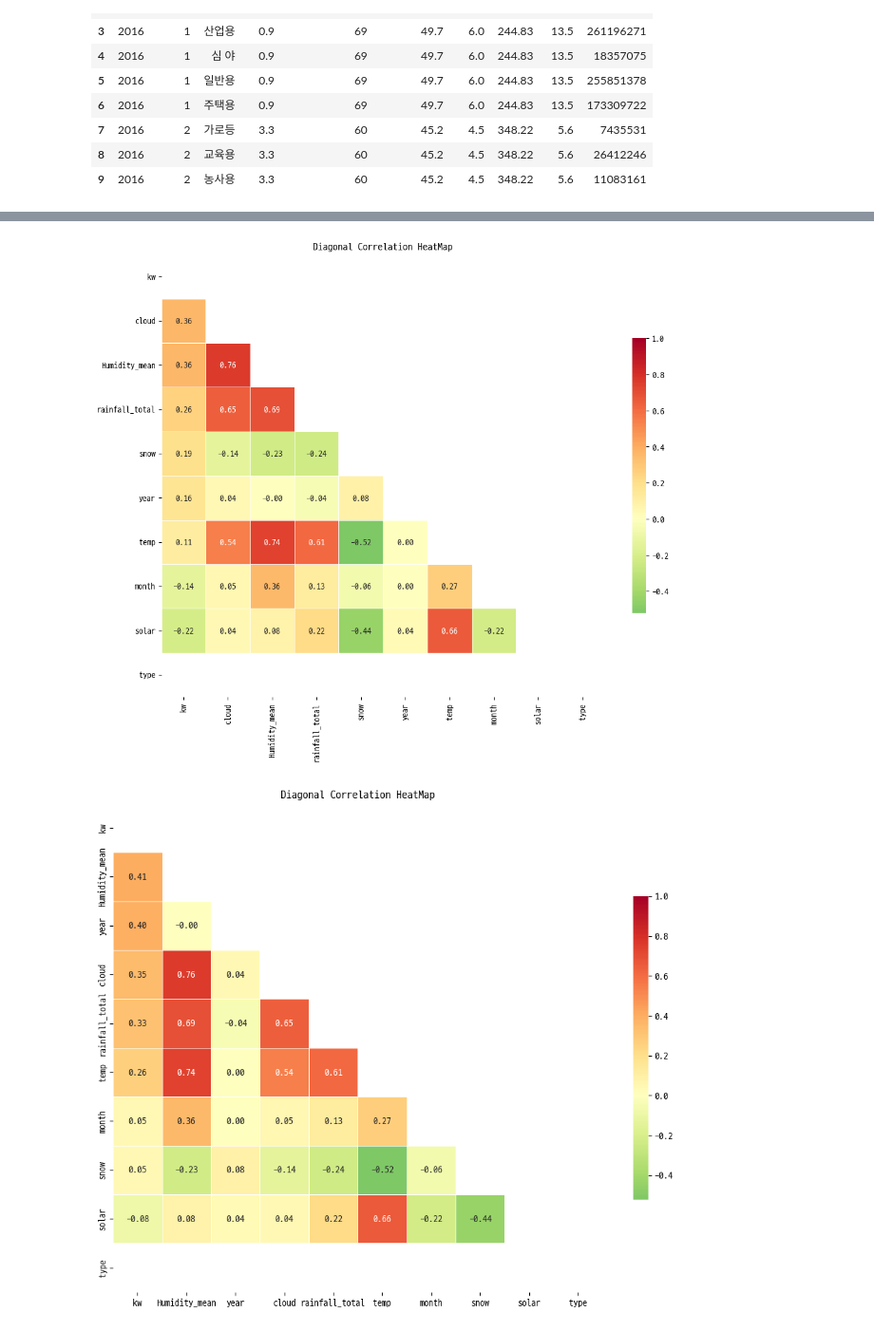
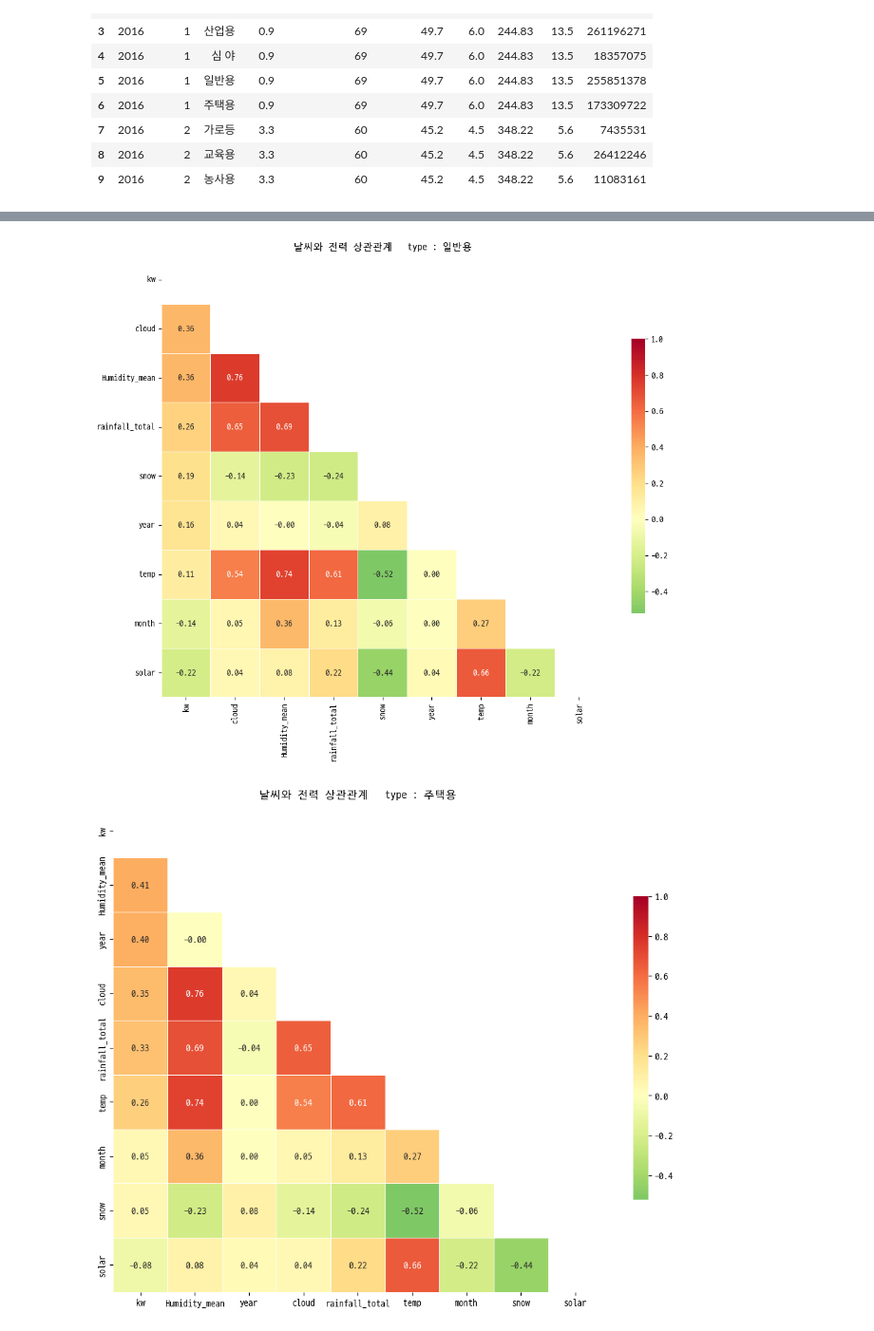
Before and after one commit to ThatHomr/Project_3, a Jupyter notebook: psj_reference/elec_16_22.ipynb, the cells around one changed output, grey strips where cells are left out. Shown at 95% size. Saved outputs shown, nothing was run; the diff lists cells and outputs as text; code cells hidden in the pictures.

```diff
--- a/psj_reference/elec_16_22.ipynb
+++ b/psj_reference/elec_16_22.ipynb
@@ -335,22 +307,22 @@ typename = {1:'일반용', 2:'주택용', 3:'가로등', 4:'교육용', 5:'농
 # %%
 for i, item in enumerate(type_dic):
     num = i + 1
-
-    kw_matrix = item.corr()
+    df_item = item[['year', 'month', 'temp', 'Humidity_mean', 'rainfall_total', 'cloud', 'solar', 'snow','kw']]
+    kw_matrix = df_item.corr()
     kw_matrix = kw_matrix.sort_values(by = 'kw', axis = 0, ascending=False)
     kw_matrix = kw_matrix[kw_matrix.index]
     kw_matrix
     # 상관관계의 시각적 표현
     f, ax = plt.subplots(figsize=(12, 12))
     corr = kw_matrix.select_dtypes(exclude=["object","bool"]).corr()
 
     # 대각 행렬을 기준으로 한 쪽만 나타나게 설정해줍니다.
     mask = np.zeros_like(kw_matrix, dtype='bool')
     mask[np.triu_indices_from(mask)] = True
 
     g = sns.heatmap(kw_matrix, cmap='RdYlGn_r', vmax= 1, mask=mask,
     center=0, annot=True, fmt='.2f', square=True, linewidths=.5, cbar_kws={"shrink": .5})
-    plt.title("날씨와 전력 상관관계")
+    plt.title("날씨와 전력 상관관계   type : " + typename[num])
 # %% [output]
-[figure, old version]
+[figure, new version]
-[figure, old version]
+[figure, new version]
```
Also changed, not shown: parts of 43 cells of this notebook, 6 other files.
